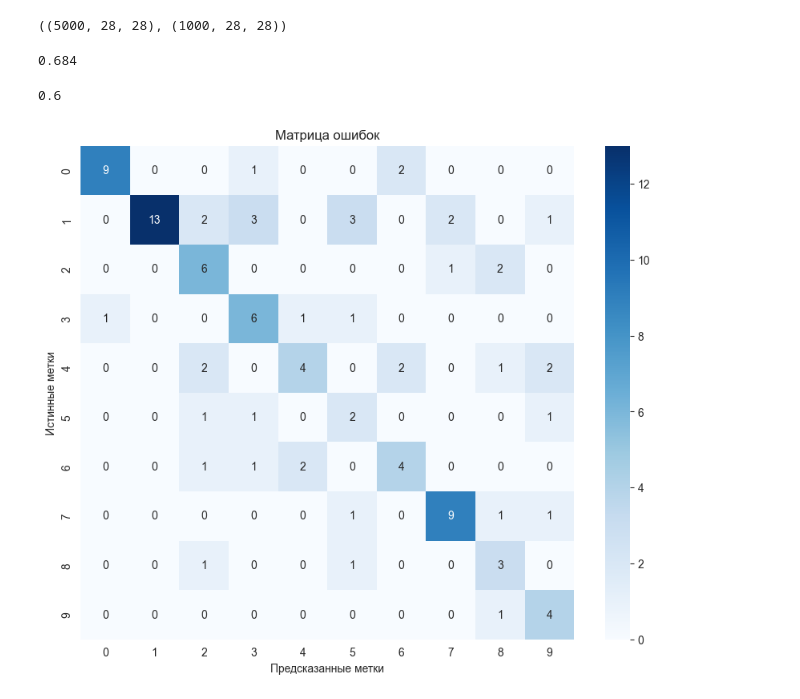
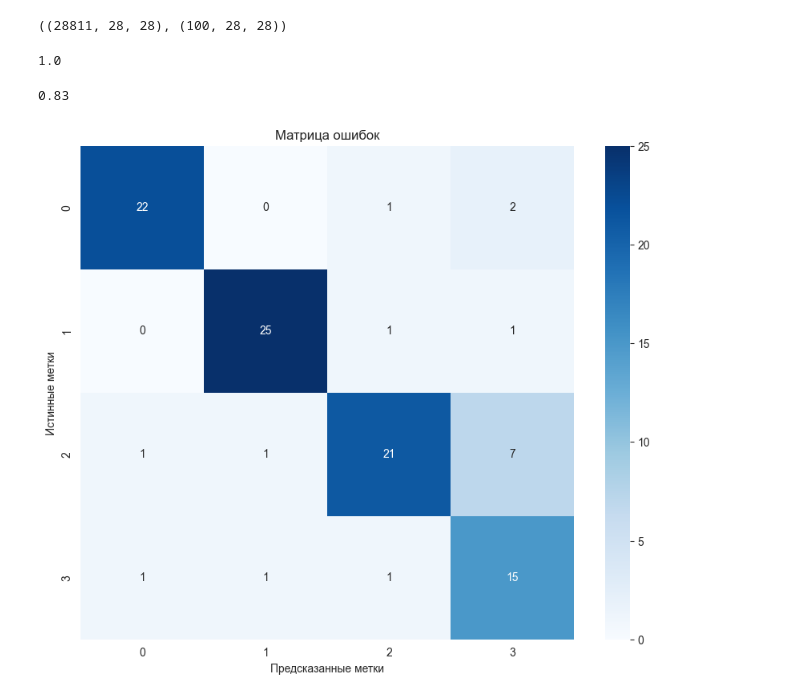
Before and after one commit to artchemi/smallworld_snn, a Jupyter notebook: notebooks/brain2.ipynb, the cells around one changed output. Drawn from its saved outputs; the diff is of its cells as text; code cells hidden in the pictures.

```diff
--- a/notebooks/brain2.ipynb
+++ b/notebooks/brain2.ipynb
@@ -17,10 +17,10 @@ from sklearn.model_selection import train_test_split
 (X_train, y_train), (X_test, y_test) = mnist.load_data()
 
 # simplified classification (0 1 and 8)
-#X_train = X_train[(y_train == 1) | (y_train == 0) | (y_train == 8)]
-#y_train = y_train[(y_train == 1) | (y_train == 0) | (y_train == 8)]
-#X_test = X_test[(y_test == 1) | (y_test == 0) | (y_test == 8)]
-#y_test = y_test[(y_test == 1) | (y_test == 0) | (y_test== 8)]
+X_train = X_train[(y_train == 1) | (y_train == 0) | (y_train == 2) | (y_train == 3)]
+y_train = y_train[(y_train == 1) | (y_train == 0) | (y_train == 2) | (y_train == 3)]
+X_test = X_test[(y_test == 1) | (y_test == 0) | (y_test == 2) | (y_test == 3)]
+y_test = y_test[(y_test == 1) | (y_test == 0) | (y_test == 2) | (y_test == 3)]
 
 # pixel intensity to Hz (255 becoms ~63Hz)
 X_train = X_train / 4
@@ -32,19 +32,12 @@ X = np.concatenate((X_train, X_test), axis=0)
 y = np.concatenate((y_train, y_test), axis=0)
 
 # Стратифицированное разбиение для обучающего набора
-X_train, X_temp, y_train, y_temp = train_test_split(
-    X, y, test_size=(len(y) - 5000), stratify=y)
-
-# Стратифицированное разбиение для тестового набора
-X_test, _, y_test, _ = train_test_split(
-    X_temp, y_temp, test_size=(len(y_temp) - 1000), stratify=y_temp)
-
-X_eval, _, y_eval, _ = train_test_split(
-    X_temp, y_temp, test_size=(len(y_temp) - 100), stratify=y_temp)
+X_train, X_test, y_train, y_test = train_test_split(
+    X, y, test_size=(100), stratify=y)
 
 X_train.shape, X_test.shape
 # %% [output]
-((5000, 28, 28), (1000, 28, 28))
+((28811, 28, 28), (100, 28, 28))
 # %%
 n_input = 28*28 # input layer
 n_e = 100 # e - excitatory
@@ -140,11 +133,11 @@ class Model():
     def __getitem__(self, key):
         return self.net[key]
 
-    def train(self, X, epoch=1):
+    def train(self, X, epoch=1, draw=False):
         self.net['S1'].lr = 1 # stdp on
 
 
-        for ep in range(1):
+        for ep in range(epoch):
             for idx in tqdm(range(len(X))):
                 # active mode
                 # mon = StateMonitor(self.net['S1'], ['w', 'Apre', 'Apost'], record=self.net['S1'][380, :5], name='S1MM')
@@ -161,7 +154,7 @@ class Model():
 
                 # self.net.remove(self.net['S1MM'])
 
-    def evaluate(self, X):
+    def evaluate(self, X, draw=False):
         self.net['S1'].lr = 0  # stdp off
 
         features = []
@@ -247,34 +240,73 @@ def test1(train_items=5000, assign_items=1000, eval_items=100):
 
     model = Model()
     model.train(X_train[:train_items], y_train[:train_items])
     model.net.store('train', 'train.b2')
     #model.net.restore('train', './train.b2')
 
     f_train = model.evaluate(X_train[:assign_items])
     clf = RandomForestClassifier(max_depth=4, random_state=0)
     clf.fit(f_train, y_train[:assign_items])
     print(clf.score(f_train, y_train[:assign_items]))
 
     f_test = model.evaluate(X_test[:eval_items])
     y_pred = clf.predict(f_test)
     print(accuracy_score(y_pred, y_test[:eval_items]))
 
     cm = confusion_matrix(y_pred, y_test[:eval_items])
     # print(cm)
 
     plt.figure(figsize=(10, 8))
     sns.heatmap(cm, annot=True, fmt='d', cmap='Blues', square=True,
                 xticklabels=list(unique(y_test[:eval_items])),
                 yticklabels=list(unique(y_test[:eval_items])))
 
     plt.ylabel('Истинные метки')
     plt.xlabel('Предсказанные метки')
     plt.title('Матрица ошибок')
 
     plt.show()
 
-test1()
+def test2(train_items=1000, assign_items=100):
+    '''
+    Feed train set to SNN with STDP
+    Freeze STDP
+    Feed train set to SNN again and collect generated features
+    Train RandomForest on the top of these features and labels provided
+    Feed test set to SNN and collect new features
+    Predict labels with RandomForest and calculate accuacy score
+    '''
+    seed(0)
+
+    model = Model()
+    model.train(X_train[:train_items], epoch=1, draw=False)
+    model.net.store('train', 'train.b2')
+    #model.net.restore('train', './train.b2')
+
+    f_train = model.evaluate(X_train[:assign_items], draw=False)
+    clf = RandomForestClassifier(max_depth=4, random_state=0)
+    clf.fit(f_train, y_train[:assign_items])
+    print(clf.score(f_train, y_train[:assign_items]))
+
+    f_test = model.evaluate(X_test, draw=False)
+    y_pred = clf.predict(f_test)
+    print(accuracy_score(y_pred, y_test))
+
+    cm = confusion_matrix(y_pred, y_test)
+
+    plt.figure(figsize=(10, 8))
+    sns.heatmap(cm, annot=True, fmt='d', cmap='Blues', square=True,
+                xticklabels=list(unique(y_test)),
+                yticklabels=list(unique(y_test)))
+
+
+    plt.ylabel('Истинные метки')
+    plt.xlabel('Предсказанные метки')
+    plt.title('Матрица ошибок')
+
+    plt.show()
+
+test2()
 # %% [output]
-0.684
+1.0
-0.6
+0.83
-[figure, old version]
+[figure, new version]
```
Also changed, not shown: parts of 1 cell of this notebook, 2 other files.
